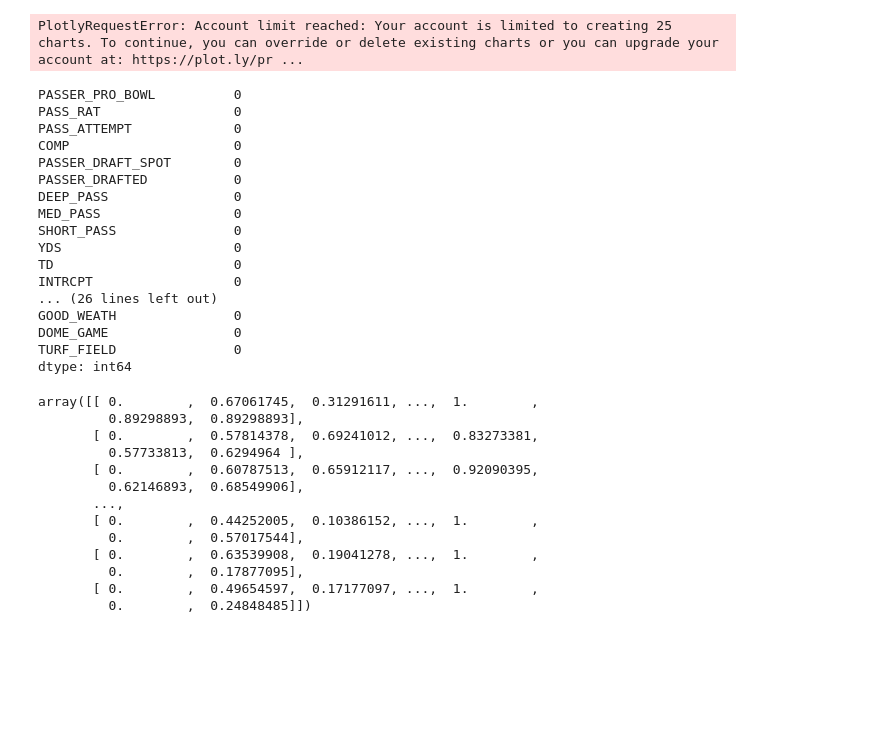
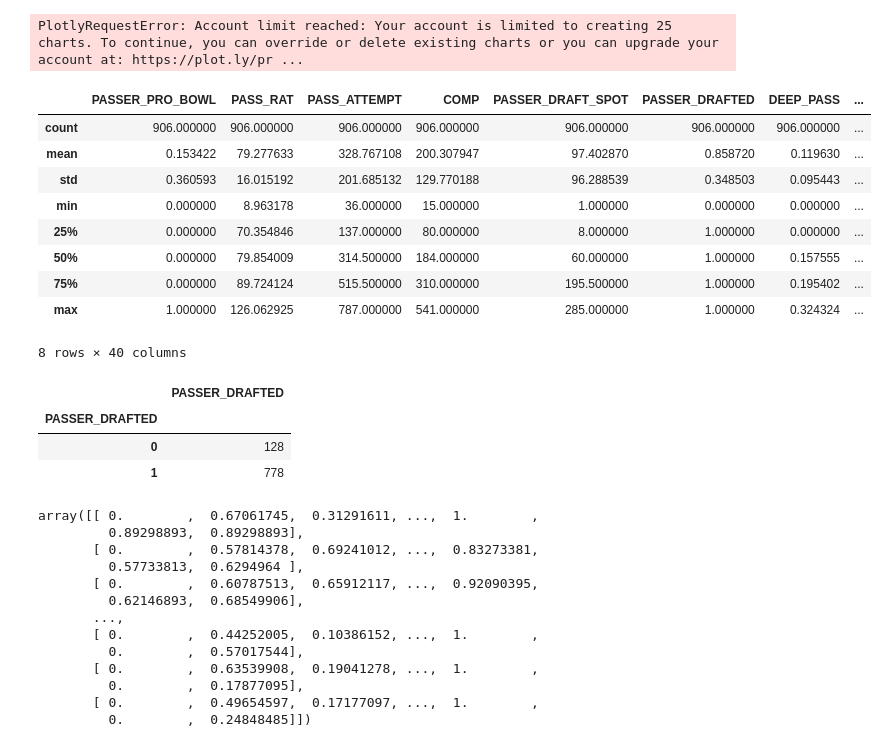
Before and after one commit to georgetown-analytics/Data-Blitz, a Jupyter notebook: dataWranglingAndAnalysis/Passer_Data_Analysis.ipynb, the cells around one changed output. Saved outputs shown, nothing was run; the diff lists cells and outputs as text; code cells hidden in the pictures; blank space fills up the shorter version.

```diff
--- a/dataWranglingAndAnalysis/Passer_Data_Analysis.ipynb
+++ b/dataWranglingAndAnalysis/Passer_Data_Analysis.ipynb
@@ -608,25 +608,25 @@ py.iplot(scatter_pb)
 PlotlyRequestError: Account limit reached: Your account is limited to creating 25 charts. To continue, you can override or delete existing charts or you can upgrade your account at: https://plot.ly/pr ...
 # %%
 df_passer_by_season_qb_nums_only.describe()
-df_passer_by_season_qb_nums_only.isnull().sum()
+#df_passer_by_season_qb_nums_only.isnull().sum()
 # %% [output]
+|  | PASSER_PRO_BOWL | PASS_RAT | PASS_ATTEMPT | COMP | PASSER_DRAFT_SPOT | PASSER_DRAFTED | DEEP_PASS | ... |
+| count | 906.000000 | 906.000000 | 906.000000 | 906.000000 | 906.000000 | 906.000000 | 906.000000 | ... |
+| mean | 0.153422 | 79.277633 | 328.767108 | 200.307947 | 97.402870 | 0.858720 | 0.119630 | ... |
+| std | 0.360593 | 16.015192 | 201.685132 | 129.770188 | 96.288539 | 0.348503 | 0.095443 | ... |
+| min | 0.000000 | 8.963178 | 36.000000 | 15.000000 | 1.000000 | 0.000000 | 0.000000 | ... |
+| 25% | 0.000000 | 70.354846 | 137.000000 | 80.000000 | 8.000000 | 1.000000 | 0.000000 | ... |
+| 50% | 0.000000 | 79.854009 | 314.500000 | 184.000000 | 60.000000 | 1.000000 | 0.157555 | ... |
+| 75% | 0.000000 | 89.724124 | 515.500000 | 310.000000 | 195.500000 | 1.000000 | 0.195402 | ... |
+| max | 1.000000 | 126.062925 | 787.000000 | 541.000000 | 285.000000 | 1.000000 | 0.324324 | ... |
-PASSER_PRO_BOWL          0
-PASS_RAT                 0
-PASS_ATTEMPT             0
-COMP                     0
-PASSER_DRAFT_SPOT        0
-PASSER_DRAFTED           0
-DEEP_PASS                0
-MED_PASS                 0
-SHORT_PASS               0
-YDS                      0
-TD                       0
-INTRCPT                  0
-... (26 lines left out)
-GOOD_WEATH               0
-DOME_GAME                0
-TURF_FIELD               0
-dtype: int64
+8 rows × 40 columns
+# %%
+df_passer_by_season_qb_nums_only.groupby(['PASSER_DRAFTED']).agg({'PASSER_DRAFTED': np.size})
+# %% [output]
+|  | PASSER_DRAFTED |
+| PASSER_DRAFTED |  |
+| 0 | 128 |
+| 1 | 778 |
 # %%
 import sklearn
 from sklearn.preprocessing import MinMaxScaler
```
Also changed, not shown: parts of 24 cells of this notebook.
